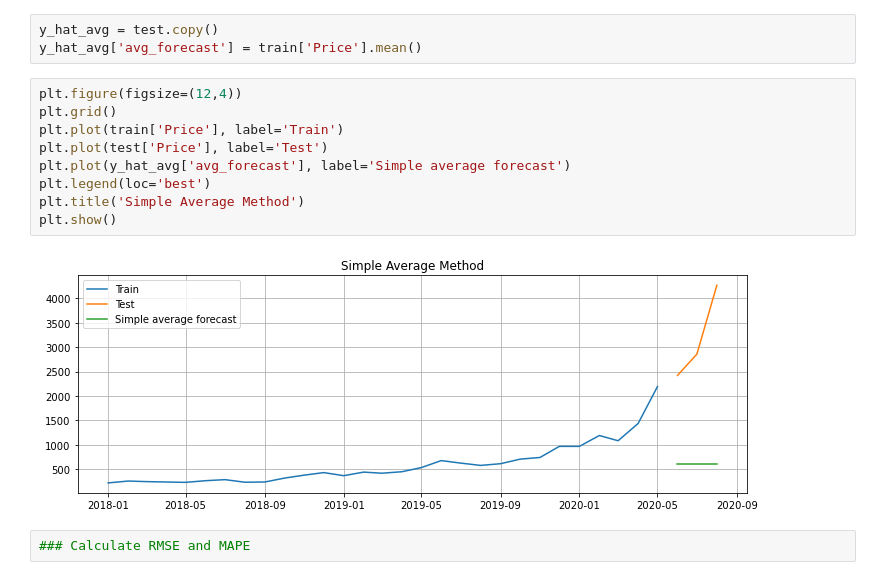
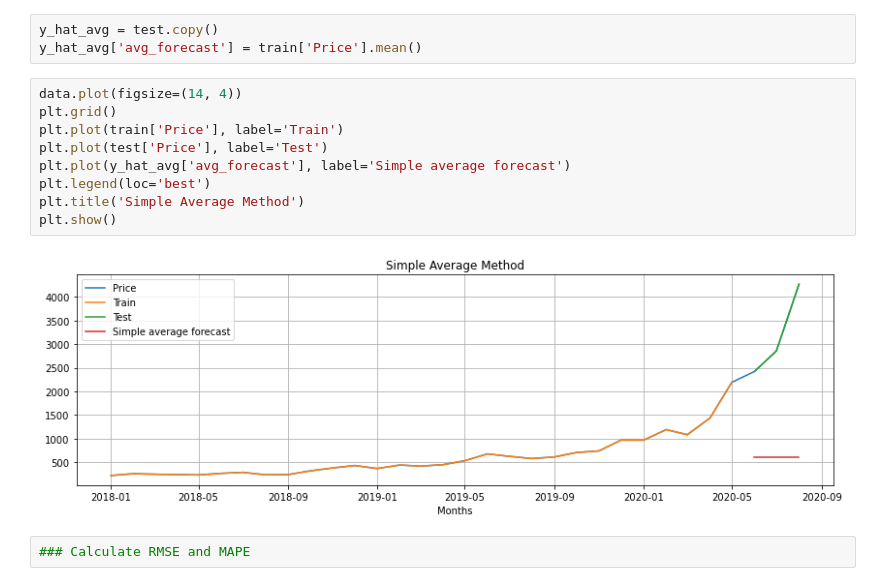
Before and after one commit to AnuragA22/Bitcoin-Price-Prediction, a Jupyter notebook: Time Series Bitcoin.ipynb, the cells around one changed output. Cells and saved outputs as stored; diff of their text form.

```diff
--- a/Time Series Bitcoin.ipynb
+++ b/Time Series Bitcoin.ipynb
@@ -123,16 +106,16 @@ results
 y_hat_avg = test.copy()
 y_hat_avg['avg_forecast'] = train['Price'].mean()
 # %%
-plt.figure(figsize=(12,4))
+data.plot(figsize=(14, 4))
 plt.grid()
 plt.plot(train['Price'], label='Train')
 plt.plot(test['Price'], label='Test')
 plt.plot(y_hat_avg['avg_forecast'], label='Simple average forecast')
 plt.legend(loc='best')
 plt.title('Simple Average Method')
 plt.show()
 # %% [output]
-[figure, old version]
+[figure, new version]
 # %%
 ### Calculate RMSE and MAPE
 # %%
```
Also changed, not shown: parts of 13 cells of this notebook.
